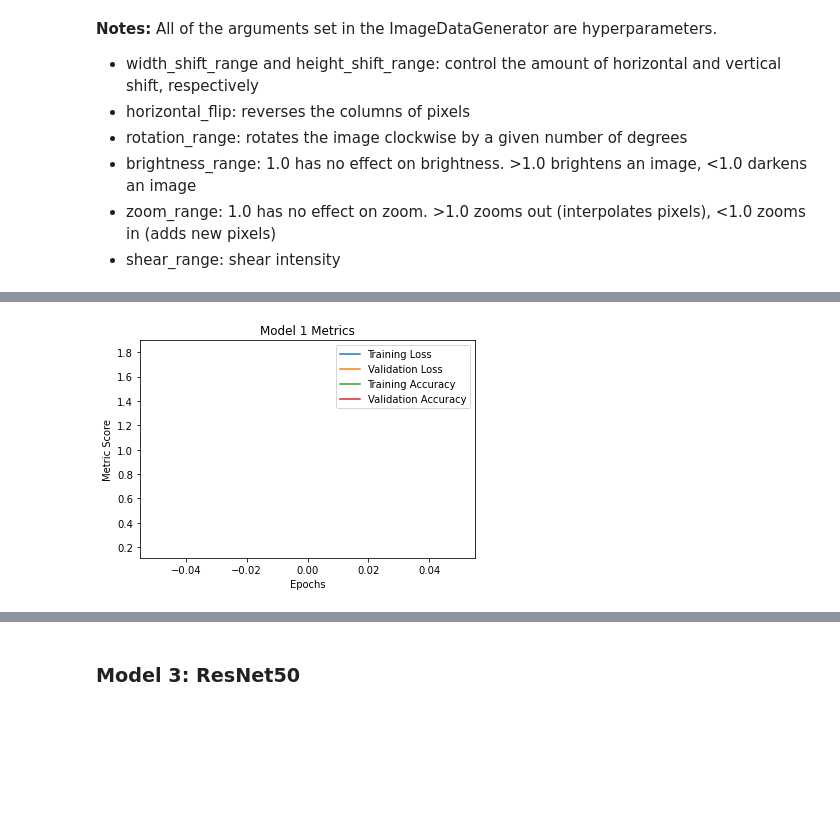
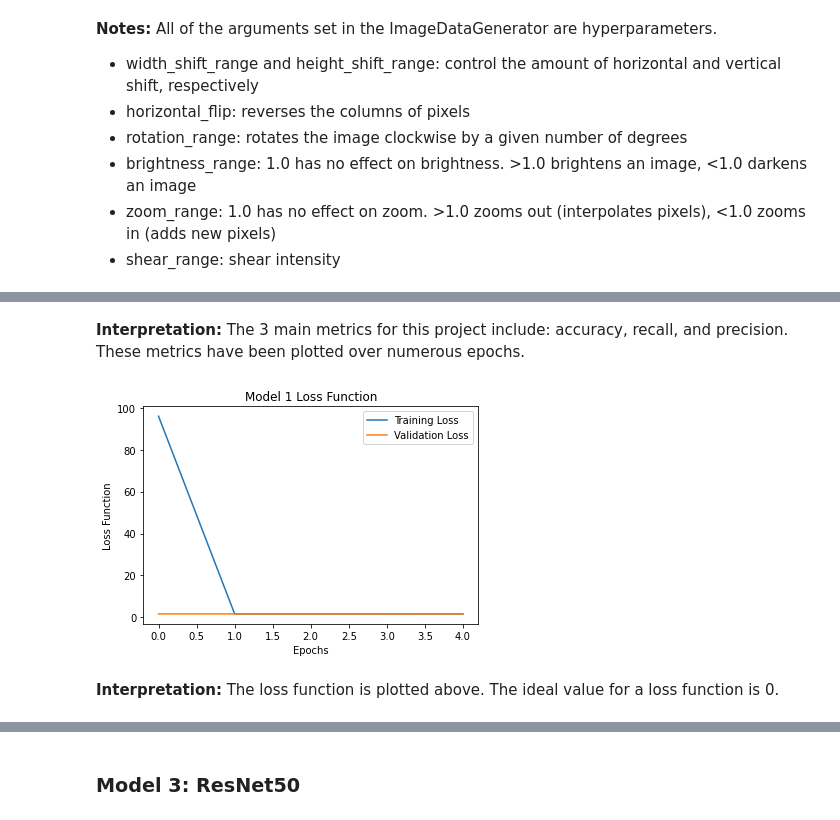
Before and after one commit to choiseun/food-image-classification-via-CNNs, a Jupyter notebook: code/03-preprocessing-modeling.ipynb, the cells around one changed output, grey strips where cells are left out. Saved outputs shown, nothing was run; the diff lists cells and outputs as text; code cells hidden in the pictures; blank space fills up the shorter version.

```diff
--- a/code/03-preprocessing-modeling.ipynb
+++ b/code/03-preprocessing-modeling.ipynb
@@ -237,2 +173,17 @@ _________________________________________________________________
+# %% [markdown]
+**Interpretation:** The 3 main metrics for this project include: accuracy, recall, and precision. These metrics have been plotted over numerous epochs.
+# %%
+# Plot loss function
+plt.plot(results.history['loss'], label='Training Loss')
+plt.plot(results.history['val_loss'], label='Validation Loss')
+
+plt.title('Model 1 Loss Function')
+plt.xlabel('Epochs')
+plt.ylabel('Loss Function')
+plt.legend();
+# %% [output]
+[figure, added]
+# %% [markdown]
+**Interpretation:** The loss function is plotted above. The ideal value for a loss function is 0.
 # %%
 # Referenced: https://git.generalassemb.ly/DSIR-Lancelot/8.02-lesson-tensorflow-keras/blob/master/starter-code-Adi-InClass.ipynb
@@ -242,13 +192 @@ from tensorflow.keras.utils import plot_model
-# %%
-# Plot of accuracy and loss function
-plt.plot(results.history['loss'], label='Training Loss')
-plt.plot(results.history['val_loss'], label='Validation Loss')
-plt.plot(results.history['acc'], label='Training Accuracy')
-plt.plot(results.history['val_acc'], label='Validation Accuracy')
-plt.title('Model 1 Metrics')
-plt.xlabel('Epochs')
-plt.ylabel('Metric Score')
-plt.legend();
-# %% [output]
-[figure, removed]
 # %%
```
Also changed, not shown: parts of 19 cells of this notebook, 1 other file.
